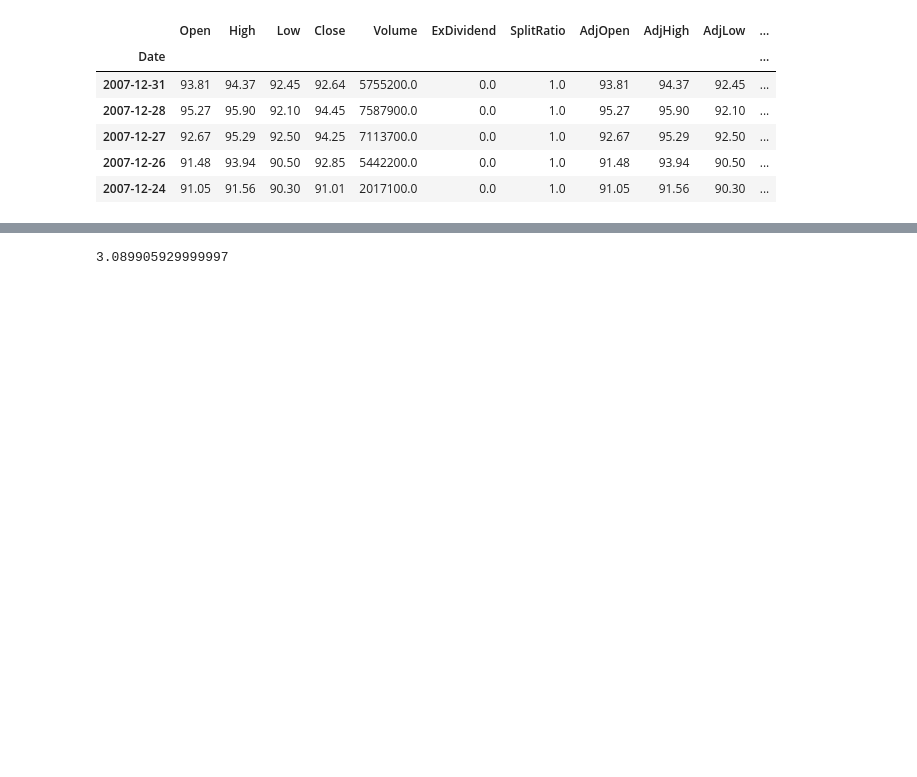
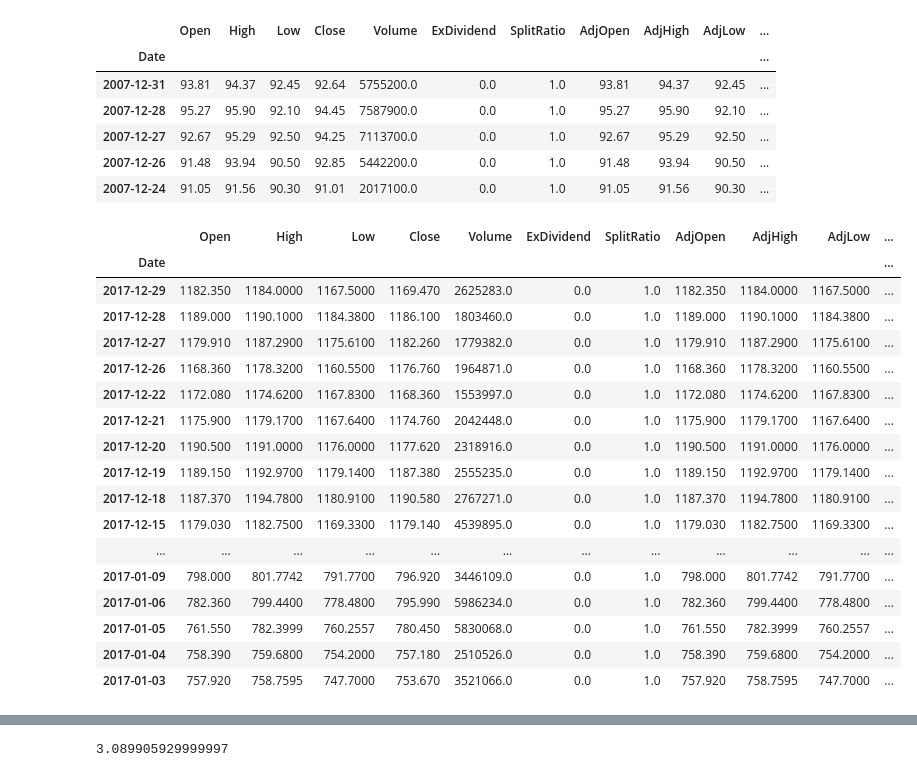
Before and after one commit to Antediluvien/Project-1-start, a Jupyter notebook: stock-1.ipynb, the cells around one changed output, grey strips where cells are left out. Drawn from its saved outputs; the diff is of its cells as text; code cells hidden in the pictures; blank space fills up the shorter version.

```diff
--- a/stock-1.ipynb
+++ b/stock-1.ipynb
@@ -3,2 +1,6 @@ import pandas as pd
+# %%
+import pandas as pd
+pd.set_option('display.max_columns', None)
+pd.set_option('display.max_rows', None)
 # %%
 import pandas_datareader.data as web
@@ -256,3 +262,24 @@ df_amzn_07.head()
 | 2007-12-27 | 92.67 | 95.29 | 92.50 | 94.25 | 7113700.0 | 0.0 | 1.0 | 92.67 | 95.29 | 92.50 | ... |
 | 2007-12-26 | 91.48 | 93.94 | 90.50 | 92.85 | 5442200.0 | 0.0 | 1.0 | 91.48 | 93.94 | 90.50 | ... |
 | 2007-12-24 | 91.05 | 91.56 | 90.30 | 91.01 | 2017100.0 | 0.0 | 1.0 | 91.05 | 91.56 | 90.30 | ... |
+# %%
+df_amzn_17
+# %% [output]
+|  | Open | High | Low | Close | Volume | ExDividend | SplitRatio | AdjOpen | AdjHigh | AdjLow | ... |
+| Date |  |  |  |  |  |  |  |  |  |  | ... |
+| 2017-12-29 | 1182.350 | 1184.0000 | 1167.5000 | 1169.470 | 2625283.0 | 0.0 | 1.0 | 1182.350 | 1184.0000 | 1167.5000 | ... |
+| 2017-12-28 | 1189.000 | 1190.1000 | 1184.3800 | 1186.100 | 1803460.0 | 0.0 | 1.0 | 1189.000 | 1190.1000 | 1184.3800 | ... |
+| 2017-12-27 | 1179.910 | 1187.2900 | 1175.6100 | 1182.260 | 1779382.0 | 0.0 | 1.0 | 1179.910 | 1187.2900 | 1175.6100 | ... |
+| 2017-12-26 | 1168.360 | 1178.3200 | 1160.5500 | 1176.760 | 1964871.0 | 0.0 | 1.0 | 1168.360 | 1178.3200 | 1160.5500 | ... |
+| 2017-12-22 | 1172.080 | 1174.6200 | 1167.8300 | 1168.360 | 1553997.0 | 0.0 | 1.0 | 1172.080 | 1174.6200 | 1167.8300 | ... |
+| 2017-12-21 | 1175.900 | 1179.1700 | 1167.6400 | 1174.760 | 2042448.0 | 0.0 | 1.0 | 1175.900 | 1179.1700 | 1167.6400 | ... |
+| 2017-12-20 | 1190.500 | 1191.0000 | 1176.0000 | 1177.620 | 2318916.0 | 0.0 | 1.0 | 1190.500 | 1191.0000 | 1176.0000 | ... |
+| 2017-12-19 | 1189.150 | 1192.9700 | 1179.1400 | 1187.380 | 2555235.0 | 0.0 | 1.0 | 1189.150 | 1192.9700 | 1179.1400 | ... |
+| 2017-12-18 | 1187.370 | 1194.7800 | 1180.9100 | 1190.580 | 2767271.0 | 0.0 | 1.0 | 1187.370 | 1194.7800 | 1180.9100 | ... |
+| 2017-12-15 | 1179.030 | 1182.7500 | 1169.3300 | 1179.140 | 4539895.0 | 0.0 | 1.0 | 1179.030 | 1182.7500 | 1169.3300 | ... |
+| ... | ... | ... | ... | ... | ... | ... | ... | ... | ... | ... | ... |
+| 2017-01-09 | 798.000 | 801.7742 | 791.7700 | 796.920 | 3446109.0 | 0.0 | 1.0 | 798.000 | 801.7742 | 791.7700 | ... |
+| 2017-01-06 | 782.360 | 799.4400 | 778.4800 | 795.990 | 5986234.0 | 0.0 | 1.0 | 782.360 | 799.4400 | 778.4800 | ... |
+| 2017-01-05 | 761.550 | 782.3999 | 760.2557 | 780.450 | 5830068.0 | 0.0 | 1.0 | 761.550 | 782.3999 | 760.2557 | ... |
+| 2017-01-04 | 758.390 | 759.6800 | 754.2000 | 757.180 | 2510526.0 | 0.0 | 1.0 | 758.390 | 759.6800 | 754.2000 | ... |
+| 2017-01-03 | 757.920 | 758.7595 | 747.7000 | 753.670 | 3521066.0 | 0.0 | 1.0 | 757.920 | 758.7595 | 747.7000 | ... |
```
Also changed, not shown: parts of 47 cells of this notebook.
